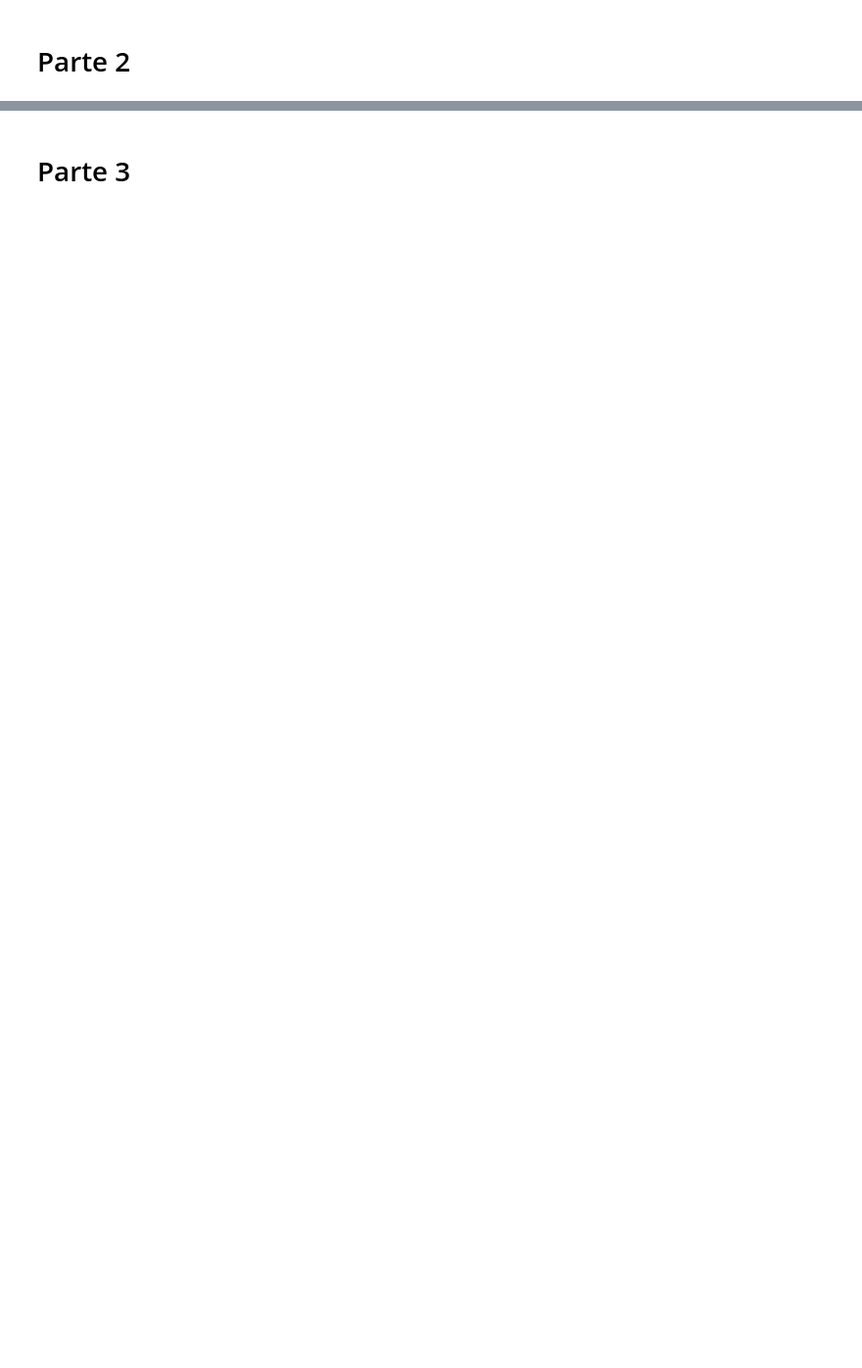
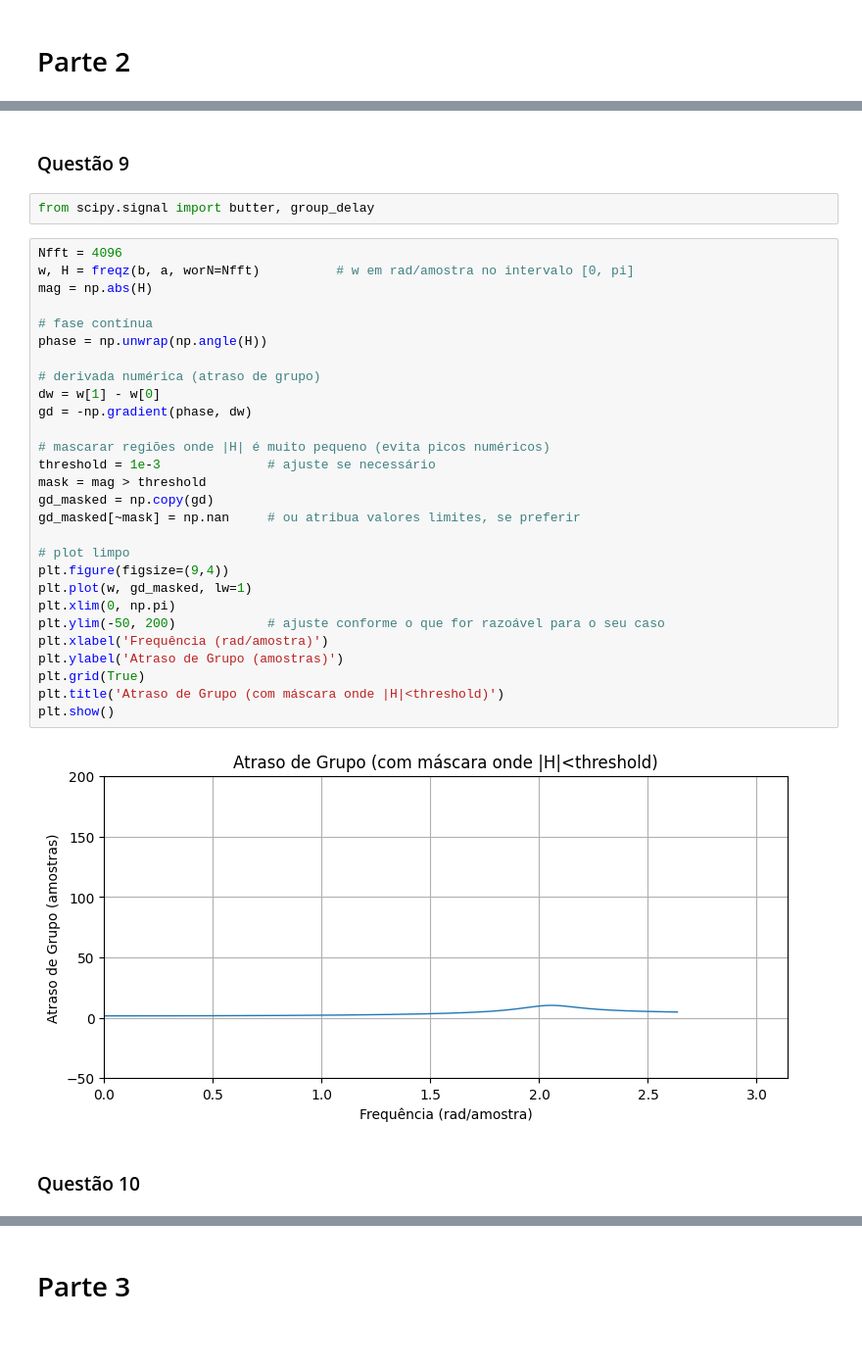
Before and after one commit to Miguel-Edson/Processamento_Digital_de_Sinais, a Jupyter notebook: Miguel_Edson_Ramos_Lima.ipynb, the cells around one changed output, grey strips where cells are left out. Shown: that part at 98% size. Cells and saved outputs as stored; diff of their text form; blank space fills up the shorter version.

```diff
--- a/Trabalho02.ipynb
+++ b/Miguel_Edson_Ramos_Lima.ipynb
@@ -276,0 +361,36 @@ plt.show()
+# %% [markdown]
+### Questão 9
+# %%
+from scipy.signal import butter, group_delay
+# %%
+Nfft = 4096
+w, H = freqz(b, a, worN=Nfft)          # w em rad/amostra no intervalo [0, pi]
+mag = np.abs(H)
+
+# fase contínua
+phase = np.unwrap(np.angle(H))
+
+# derivada numérica (atraso de grupo)
+dw = w[1] - w[0]
+gd = -np.gradient(phase, dw)
+
+# mascarar regiões onde |H| é muito pequeno (evita picos numéricos)
+threshold = 1e-3              # ajuste se necessário
+mask = mag > threshold
+gd_masked = np.copy(gd)
+gd_masked[~mask] = np.nan     # ou atribua valores limites, se preferir
+
+# plot limpo
+plt.figure(figsize=(9,4))
+plt.plot(w, gd_masked, lw=1)
+plt.xlim(0, np.pi)
+plt.ylim(-50, 200)            # ajuste conforme o que for razoável para o seu caso
+plt.xlabel('Frequência (rad/amostra)')
+plt.ylabel('Atraso de Grupo (amostras)')
+plt.grid(True)
+plt.title('Atraso de Grupo (com máscara onde |H|<threshold)')
+plt.show()
+# %% [output]
+[figure, added]
+# %% [markdown]
+### Questão 10
```
Also changed, not shown: parts of 20 cells of this notebook.
